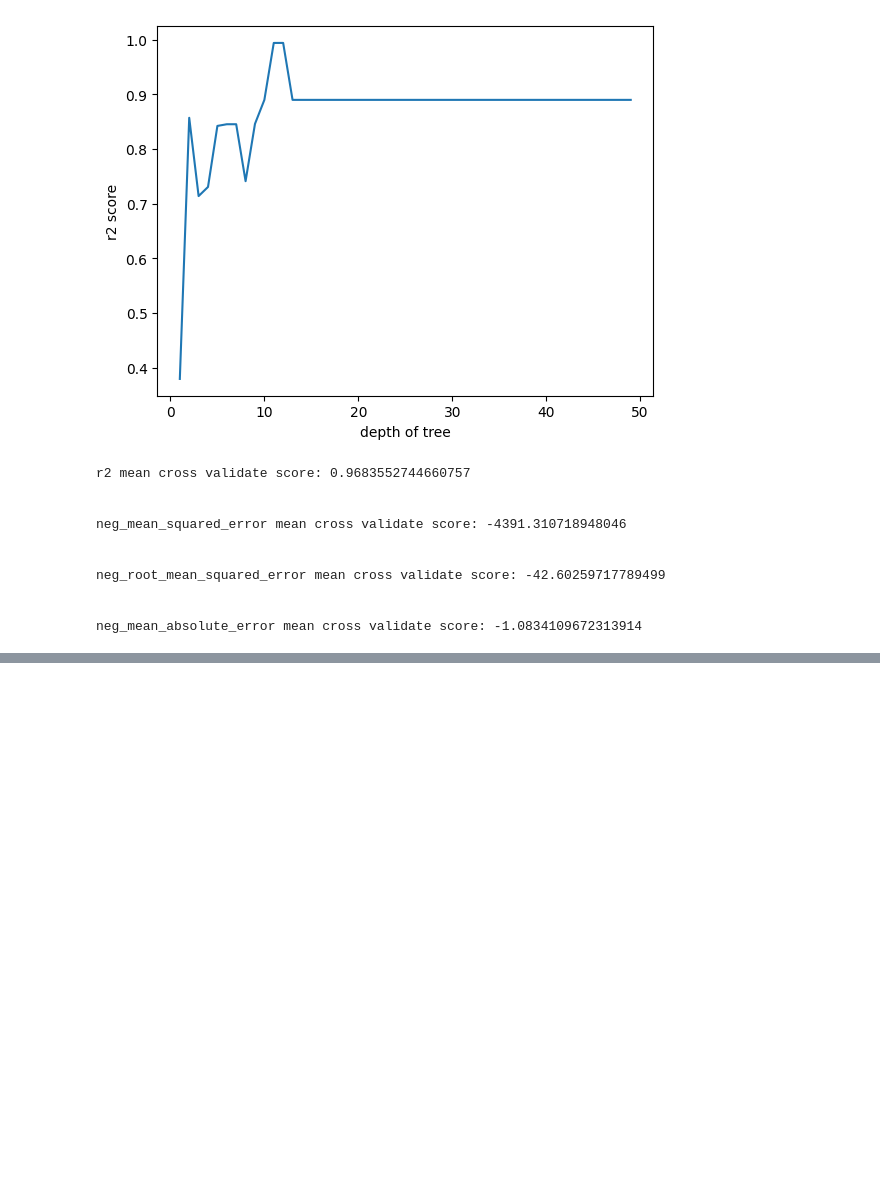
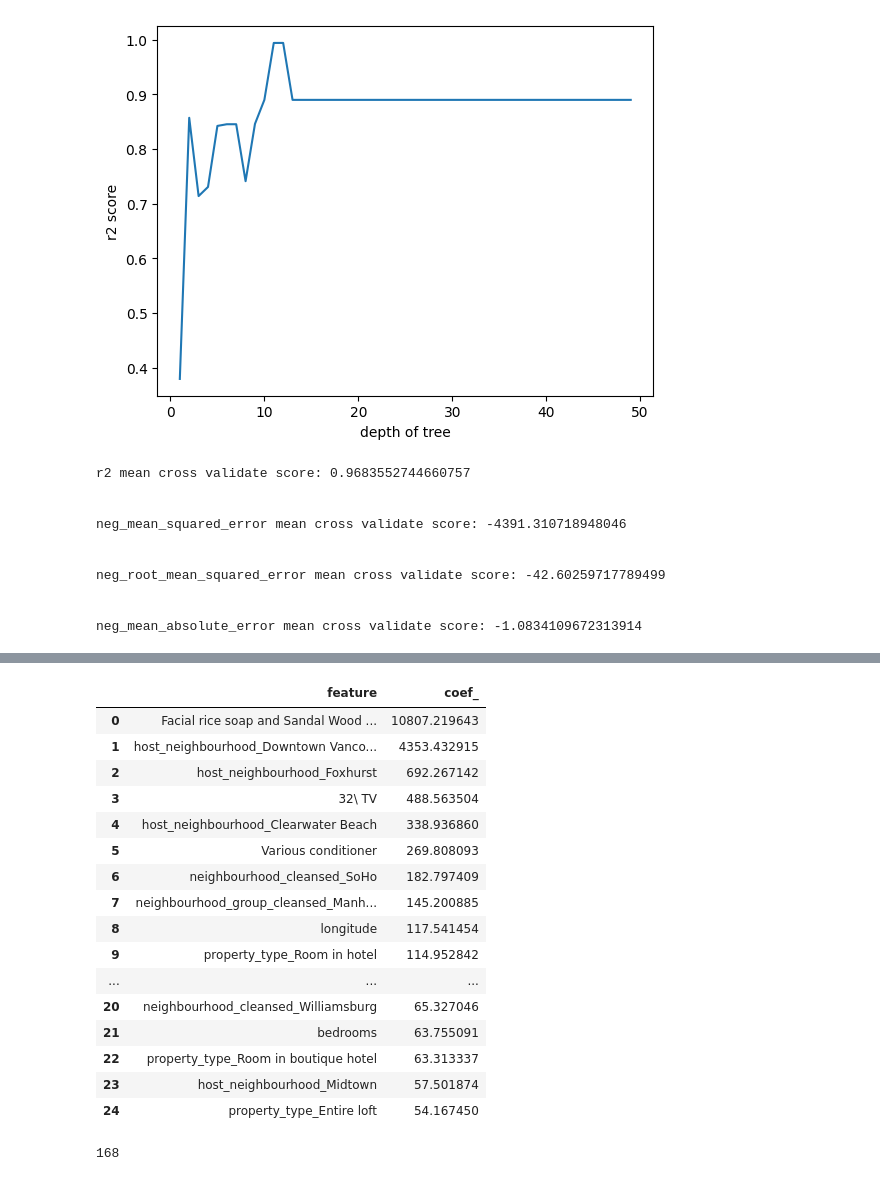
Before and after one commit to 112523chen/CET4973-Fall-Project, a Jupyter notebook: notebook.ipynb, the cells around one changed output, grey strips where cells are left out. Cells and saved outputs as stored; diff of their text form; code cells hidden in the pictures; blank space fills up the shorter version.

```diff
--- a/notebook.ipynb
+++ b/notebook.ipynb
@@ -674,0 +966,4 @@ neg_mean_absolute_error mean cross validate score: -1.0834109672313914
+# %%
+df_with_amenities = df_with_amenities.join(amenities_df)
+df_with_amenities.drop(['amenities'], axis=1, inplace=True)
+df_with_amenities.head()
@@ -674,0 +978,3 @@ neg_mean_absolute_error mean cross validate score: -1.0834109672313914
+# %%
+X = df_with_amenities.drop('price', axis=1).values #features
+y = df_with_amenities["price"].values #target
@@ -674,0 +1001,36 @@ neg_mean_absolute_error mean cross validate score: -1.0834109672313914
+# %%
+features = df_with_amenities.drop("price", axis=1).columns
+lasso = Lasso(alpha=0.3)
+lasso.fit(X,y)
+
+lasso_coef_df = pd.DataFrame({'feature': features , 'coef': lasso.coef_})
+# %%
+lasso_coef_df['coef_'] = lasso_coef_df.coef.apply(abs)
+lasso_coef_df.sort_values('coef_', ascending=False)[['feature','coef_']].reset_index(drop=True).head(25)
+# %% [output]
+|  | feature | coef_ |
+| 0 | Facial rice soap and Sandal Wood ... | 10807.219643 |
+| 1 | host_neighbourhood_Downtown Vanco... | 4353.432915 |
+| 2 | host_neighbourhood_Foxhurst | 692.267142 |
+| 3 | 32\ TV | 488.563504 |
+| 4 | host_neighbourhood_Clearwater Beach | 338.936860 |
+| 5 | Various conditioner | 269.808093 |
+| 6 | neighbourhood_cleansed_SoHo | 182.797409 |
+| 7 | neighbourhood_group_cleansed_Manh... | 145.200885 |
+| 8 | longitude | 117.541454 |
+| 9 | property_type_Room in hotel | 114.952842 |
+| ... | ... | ... |
+| 20 | neighbourhood_cleansed_Williamsburg | 65.327046 |
+| 21 | bedrooms | 63.755091 |
+| 22 | property_type_Room in boutique hotel | 63.313337 |
+| 23 | host_neighbourhood_Midtown | 57.501874 |
+| 24 | property_type_Entire loft | 54.167450 |
+# %%
+# finding less important features
+threshold = 0.05
+not_important_features = lasso_coef_df[(lasso_coef_df['coef'] > -threshold) & (lasso_coef_df['coef'] < threshold)]['feature'].values
+
+#number of important features based on threshold var
+len(df_with_amenities.columns) - len(list(not_important_features))
+# %% [output]
+168
```
Also changed, not shown: parts of 24 cells of this notebook.
